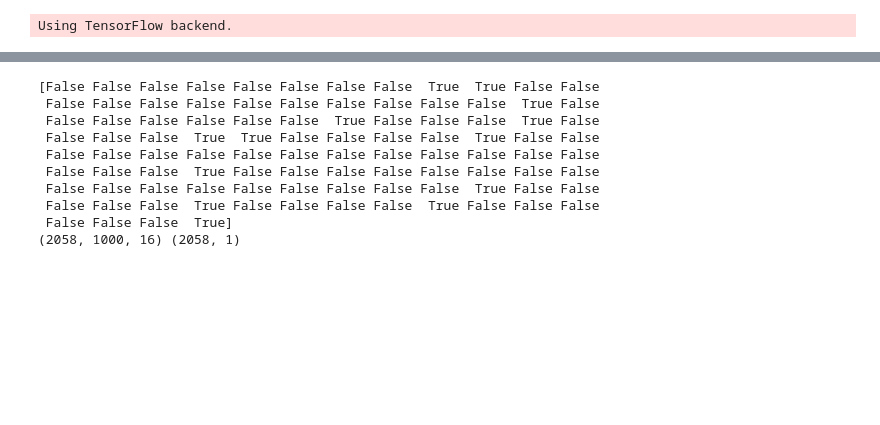
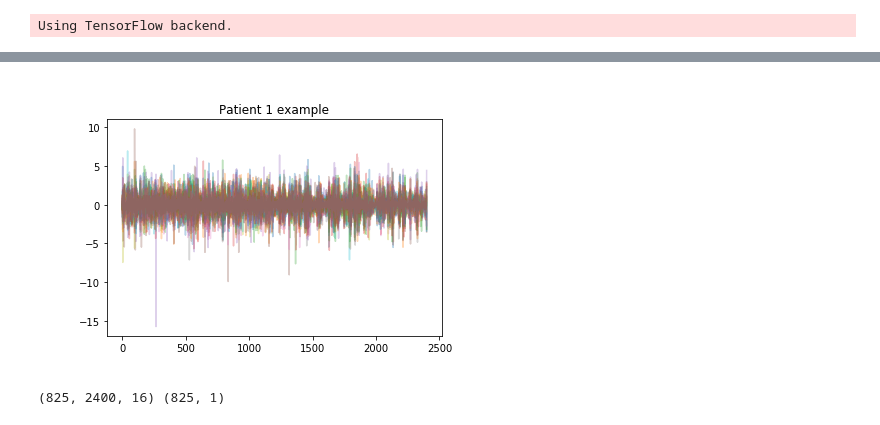
Before and after one commit to wchapman/seizure_prediction_ml, a Jupyter notebook: Untitled.ipynb, the cells around one changed output, grey strips where cells are left out. Saved outputs shown, nothing was run; the diff lists cells and outputs as text; code cells hidden in the pictures; blank space fills up the shorter version.

```diff
--- a/Untitled.ipynb
+++ b/Untitled.ipynb
@@ -47,47 +19,38 @@ False
 # %%
 import os
 from sklearn.preprocessing import StandardScaler
-patients = []
+data = []
 labels = []
-i=0
-skip = 3
+patient = "1"
 for filename in os.listdir("resized/"):
-    if not filename.startswith("Pat2Train"):
+    if not filename.startswith("Pat"+patient+"Train"):
         continue
-    #if(i > 10):
-    #    break
-    #if filename[-5] == '0' and skip > 0:
-    #    skip -= 1
-    #    continue
-    #elif skip < 1 :
-    #    skip = 3
 
-    i+=1
-    data = np.load("resized/"+filename)
-    data = skimage.transform.resize(data,(1000, 16),anti_aliasing=True)
+    downscaled = np.load("resized/"+filename) # this is predownscaled data
+    #data = skimage.transform.resize(data,(2400, 16),anti_aliasing=True)
+    #data1 = data[::2]
+    #data2 = data[1::2]
     st = StandardScaler()
-    patients.append(st.fit_transform(data))
+    data.append(st.fit_transform(downscaled))
+    #patients.append(st.fit_transform(data2))
+    #labels.append(filename[-5] == '1')
     labels.append(filename[-5] == '1')
+# %%
+plt.plot(data[0],alpha=0.3)
+plt.title("Patient "+patient + " example")
+plt.show()
+# %% [output]
+[figure, added]
 # %%
 label_array = np.reshape(np.array(labels, dtype=bool),(-1,1))
-pat_arr = np.array(patients)
-idx = np.array(range(0,pat_arr.shape[0]))
+data_arr = np.array(data)
+idx = np.array(range(0,data_arr.shape[0]))
 np.random.shuffle(idx)
-pat_arr = pat_arr[idx]
-label_array = label_array[idx]
+X = data_arr[idx]
+_, sequence_length, nb_features = X.shape
+y = label_array[idx]
 labels_filter = label_array.ravel().copy()
-print(labels_filter[0:100])
-
-print(pat_arr.shape, label_array.shape)
+print(data_arr.shape, label_array.shape)
 # %% [output]
-[False False False False False False False False  True  True False False
- False False False False False False False False False False  True False
- False False False False False False  True False False False  True False
- False False False  True  True False False False False  True False False
- False False False False False False False False False False False False
- False False False  True False False False False False False False False
- False False False False False False False False False  True False False
- False False False  True False False False False  True False False False
- False False False  True]
-(2058, 1000, 16) (2058, 1)
+(825, 2400, 16) (825, 1)
 # %%
```
Also changed, not shown: parts of 47 cells of this notebook.
